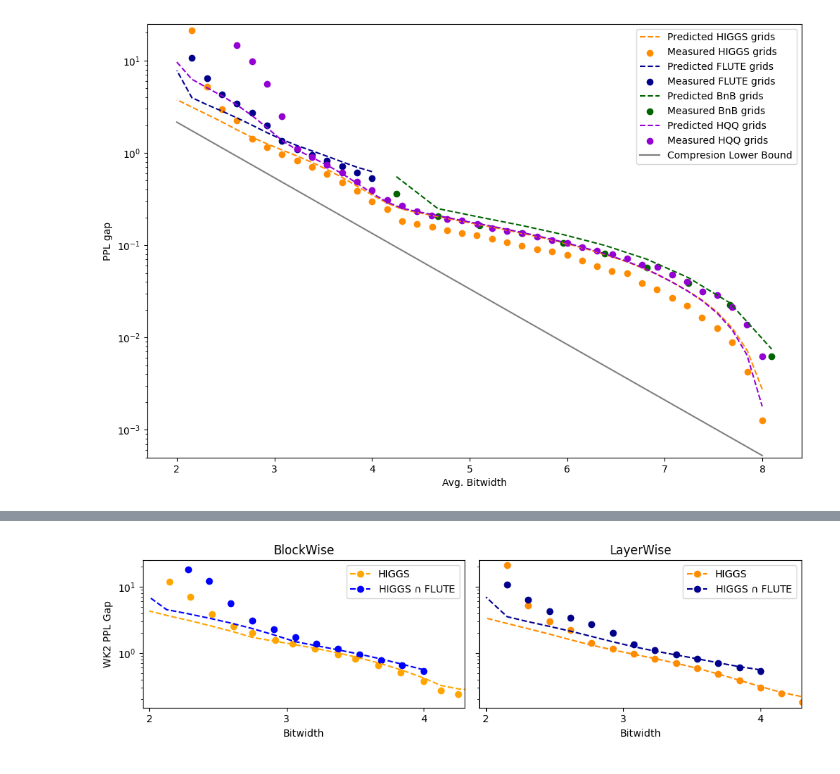
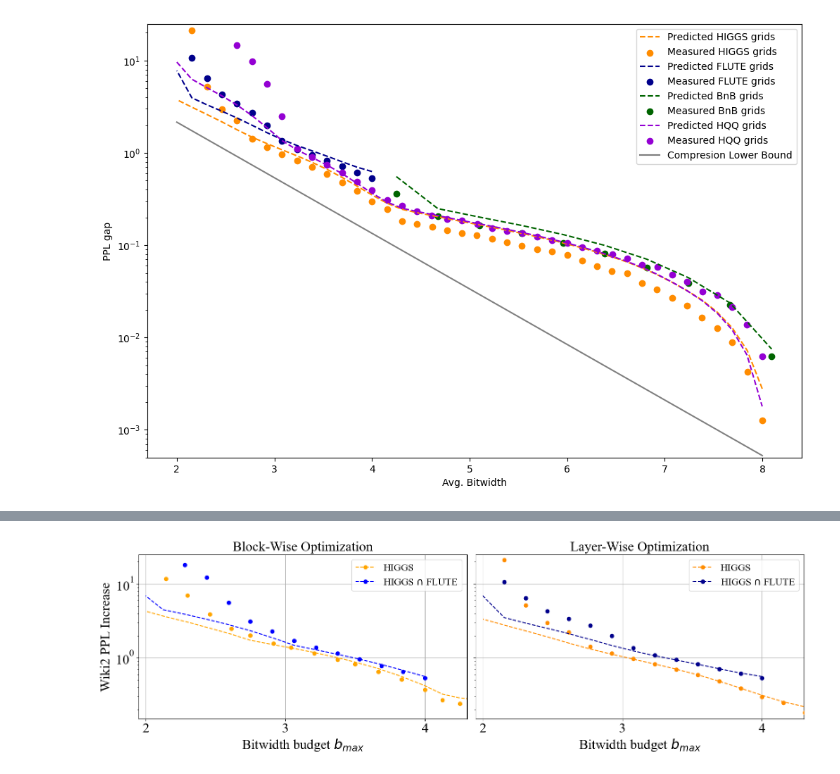
Before and after one commit to galqiwi/linear-layer-compression, a Jupyter notebook: Andrei/gptq/plots.ipynb, the cells around one changed output, grey strips where cells are left out. Drawn from its saved outputs; the diff is of its cells as text; code cells hidden in the pictures.

Commit message:
new grids and plots

```diff
--- a/Andrei/gptq/plots.ipynb
+++ b/Andrei/gptq/plots.ipynb
@@ -1399,10 +1499,13 @@ Measuring 2.3076923076923075
 from matplotlib.ticker import MaxNLocator
 from matplotlib.lines import Line2D
 
+plt.rcParams['font.family'] = 'serif'
+plt.rcParams['font.serif'] = ['Times New Roman']
+
 RENORMALIZE = True
 BOTH_RANGES = False
 
-fig, axs = plt.subplots(2 if BOTH_RANGES else 1, 2, sharey="row", figsize=(10, 6) if BOTH_RANGES else (10, 3))
+fig, axs = plt.subplots(2 if BOTH_RANGES else 1, 2, sharey="row", figsize=(16, 10) if BOTH_RANGES else (16, 5))
 
 # Blockwise 2->4
 if RENORMALIZE:
@@ -1414,11 +1517,13 @@ bitwidths, ppl_gaps = get_bitwidths_ppl_gaps(higgs_configurations, higgs_grids,
 ax.plot(
     bitwidths,
     ppl_gaps * NORMALIZATION,
+    zorder=10,
     linestyle="--", color="orange", label=f"Predicted HIGGS grids"
 )
 ax.scatter(
     higgs_bitwisths,
     higgs_ppls - np.min(rtn_ppls),
+    zorder=10,
     color="orange", marker="o", label="Measured HIGGS grids"
 )
 # ax.plot(
@@ -1435,11 +1540,13 @@ bitwidths, ppl_gaps = get_bitwidths_ppl_gaps(flute_configurations, flute_grids,
 ax.plot(
     bitwidths,
     ppl_gaps * NORMALIZATION,
+    zorder=10,
     linestyle="--", color="blue", label=f"Predicted FLUTE grids"
 )
 ax.scatter(
     flute_bitwisths,
     flute_ppls - np.min(rtn_ppls),
+    zorder=10,
     color="blue", marker="o", label="Measured FLUTE grids"
 )
 # ax.scatter(
@@ -1453,15 +1560,18 @@ custom_handles = [
     # Line2D([0], [0], color='violet', linestyle='--', marker='o', label='HQQ'),
     # Line2D([0], [0], color='red', linestyle='None', marker='*', markersize=10, label='GPTQ'),
 ]
-ax.legend(handles=custom_handles)
+ax.legend(handles=custom_handles, fontsize=16)
+ax.grid(True)
+ax.minorticks_off()
+ax.tick_params(labelsize=22)
 ax.xaxis.set_major_locator(MaxNLocator(integer=True))
 ax.set_xlim(1.95, 4.30)
 ax.set_ylim(0.15, 25)
 ax.set_yscale('log')
-ax.set_title("BlockWise")
-ax.set_ylabel("WK2 PPL Gap")
+ax.set_title("Block-Wise Optimization", fontsize=22)
+ax.set_ylabel("Wiki2 PPL Increase", fontsize=22)
 if not BOTH_RANGES:
-    ax.set_xlabel("Bitwidth")
+    ax.set_xlabel(r"Bitwidth budget $b_{max}$", fontsize=22)
 
 # Layerwise 2->4
 if RENORMALIZE:
@@ -1469,16 +1579,18 @@ if RENORMALIZE:
 else:
     NORMALIZATION = 1
 ax = axs[0][1] if BOTH_RANGES else axs[1]
-ax.set_title("LayerWise")
+ax.set_title("Layer-Wise Optimization", fontsize=22)
 bitwidths, ppl_gaps = get_bitwidths_ppl_gaps(higgs_layerwise_configurations, higgs_grids, layerwise_slopes, layerwise_weights)
 ax.plot(
     bitwidths,
     ppl_gaps * NORMALIZATION,
+    zorder=10,
     linestyle="--", color="darkorange", label=f"Predicted HIGGS grids"
 )
 ax.scatter(
     higgs_layerwise_bitwisths,
     higgs_layerwise_ppls - np.min(rtn_ppls),
+    zorder=10,
     color="darkorange", marker="o", label="Measured HIGGS grids"
 )
 # ax.plot(
@@ -1495,11 +1607,13 @@ bitwidths, ppl_gaps = get_bitwidths_ppl_gaps(flute_layerwise_configurations, flu
 ax.plot(
     bitwidths,
     ppl_gaps * NORMALIZATION,
+    zorder=10,
     linestyle="--", color="darkblue", label=f"Predicted FLUTE grids"
 )
 ax.scatter(
     flute_layerwise_bitwisths,
     flute_layerwise_ppls - np.min(rtn_ppls),
+    zorder=10,
     color="darkblue", marker="o", label="Measured FLUTE grids"
 )
 # ax.scatter(
@@ -1513,13 +1627,16 @@ custom_handles = [
     # Line2D([0], [0], color='darkviolet', linestyle='--', marker='o', label='HQQ'),
     # Line2D([0], [0], color='red', linestyle='None', marker='*', markersize=10, label='GPTQ'),
 ]
-ax.legend(handles=custom_handles)
+ax.legend(handles=custom_handles, fontsize=16)
+ax.grid(True)
+ax.minorticks_off()
+ax.tick_params(labelsize=22)
 ax.xaxis.set_major_locator(MaxNLocator(integer=True))
 ax.set_xlim(1.95, 4.30)
 ax.set_ylim(0.15, 25)
 ax.set_yscale('log')
 if not BOTH_RANGES:
-    ax.set_xlabel("Bitwidth")
+    ax.set_xlabel(r"Bitwidth budget $b_{max}$", fontsize=22)
 
 if BOTH_RANGES:
     # BlockWise 4->8
@@ -1532,11 +1649,13 @@ if BOTH_RANGES:
     ax.plot(
         bitwidths,
         ppl_gaps * NORMALIZATION,
+        zorder=10,
         linestyle="--", color="orange", label=f"Predicted HIGGS grids"
     )
     ax.scatter(
         higgs_bitwisths,
         higgs_ppls - np.min(rtn_ppls),
+        zorder=10,
         color="orange", marker="o", label="Measured HIGGS grids"
     )
     # ax.plot(
@@ -1552,11 +1671,13 @@ if BOTH_RANGES:
     ax.plot(
         df["bitwidht"],
         df["solution_pred_err"] * NORMALIZATION,
+        zorder=10,
         linestyle="--", color="green", label=f"Predicted BnB grids"
     )
     ax.scatter(
         df["bitwidht"],
         df["solution_real_err"],
+        zorder=10,
         color="green", marker="o", label="Measured BnB grids"
     )
     # ax.scatter(
@@ -1575,13 +1696,16 @@ if BOTH_RANGES:
         Line2D([0], [0], color='green', linestyle='--', marker='o', label='BnB'),
         # Line2D([0], [0], color='red', linestyle='None', marker='*', markersize=10, label='GPTQ')
     ]
-    ax.legend(handles=custom_handles)
+    ax.legend(handles=custom_handles, fontsize=16)
+    ax.grid(True)
+    ax.minorticks_off()
+    ax.tick_params(labelsize=22)
     ax.xaxis.set_major_locator(MaxNLocator(integer=True))
     ax.set_xlim(3.95, 8.2)
     ax.set_ylim(1e-3, 1)
     ax.set_yscale('log')
-    ax.set_ylabel("WK2 PPL Gap")
-    ax.set_xlabel("Bitwidth")
+    ax.set_ylabel("WK2 PPL Increase", fontsize=22)
+    ax.set_xlabel(r"Bitwidth budget $b_{max}$", fontsize=22)
 
 
     # LayerWise 4->8
@@ -1594,11 +1718,13 @@ if BOTH_RANGES:
     ax.plot(
         bitwidths,
         ppl_gaps * NORMALIZATION,
+        zorder=10,
         linestyle="--", color="darkorange"
     )
     ax.scatter(
         higgs_layerwise_bitwisths,
         higgs_layerwise_ppls - np.min(rtn_ppls),
+        zorder=10,
         color="darkorange", marker="o"
     )
     # ax.plot(
@@ -1614,38 +1740,43 @@ if BOTH_RANGES:
     ax.plot(
         bnb_layerwise_df["bitwidht"],
         bnb_layerwise_df["solution_pred_err"] * NORMALIZATION,
+        zorder=10,
         linestyle="--", color="darkgreen"
     )
     ax.scatter(
         bnb_layerwise_df["bitwidht"],
         bnb_layerwise_df["solution_real_err"],
+        zorder=10,
         color="darkgreen", marker="o"
     )
     # ax.scatter(
     #     [4+16/64, 8 + 16/128],
     #     [6.0604600906372 - np.min(rtn_ppls), 5.6103291511535645 - np.min(rtn_ppls)],
     #     color="red", marker="*", label='GPTQ'
     # )
     # ax.scatter(
     #     [4 + 16/128],
     #     [6.093354225158691 - np.min(rtn_ppls)],
     #     color="black", marker="*", label='nf4 gs=128'
     # )
     custom_handles = [
         Line2D([0], [0], color='darkorange', linestyle='--', marker='o', label='HIGGS'),
         # Line2D([0], [0], color='darkviolet', linestyle='--', marker='o', label='HQQ'),
         Line2D([0], [0], color='darkgreen', linestyle='--', marker='o', label='BnB'),
         # Line2D([0], [0], color='red', linestyle='None', marker='*', markersize=10, label='GPTQ')
     ]
-    ax.legend(handles=custom_handles)
+    ax.legend(handles=custom_handles, fontsize=16)
+    ax.grid(True)
+    ax.minorticks_off()
+    ax.tick_params(labelsize=22)
     ax.xaxis.set_major_locator(MaxNLocator(integer=True))
     ax.set_xlim(3.95, 8.2)
     ax.set_ylim(1e-3, 1)
     ax.set_yscale('log')
-    ax.set_xlabel("Bitwidth")
+    ax.set_xlabel(r"Bitwidth budget $b_{max}$", fontsize=22)
 
 
 fig.tight_layout()
 fig.savefig("../blockwise_layerwise_ppl.pdf")
 # %% [output]
-[figure, old version]
+[figure, new version]
```
Also changed, not shown: parts of 10 cells of this notebook, 6 other files.
